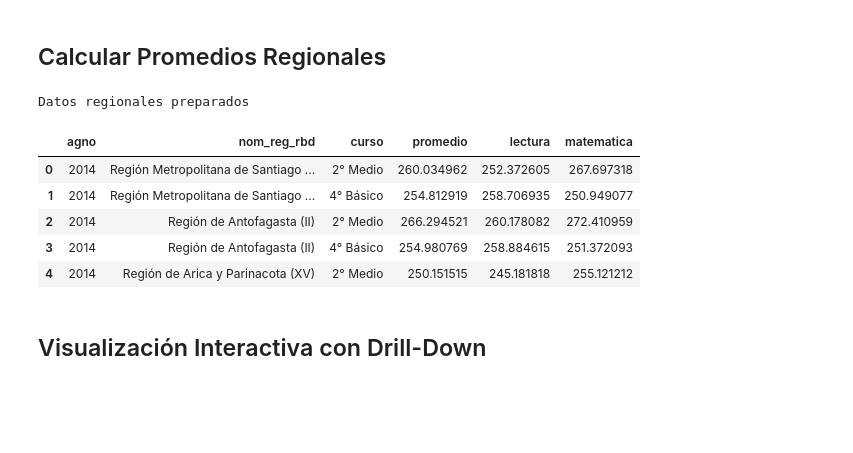
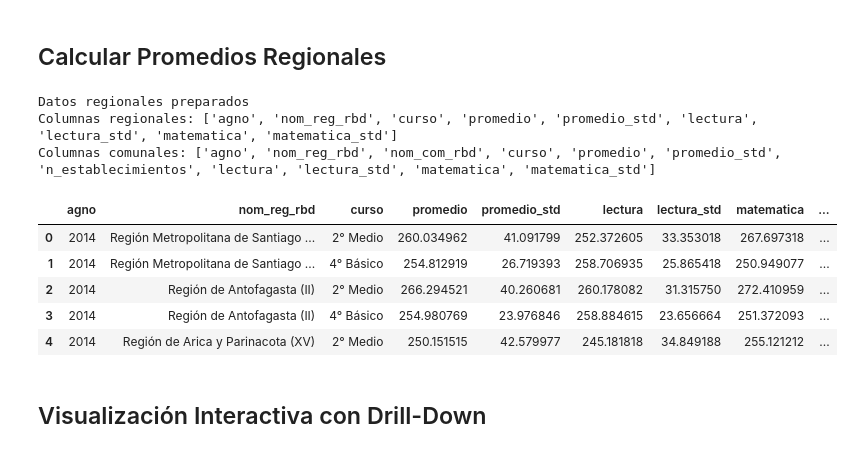
Before and after one commit to Railer03/visualizacion-info, a Jupyter notebook: visualizacion_simce.ipynb, the cells around one changed output. Drawn from its saved outputs; the diff is of its cells as text; code cells hidden in the pictures; blank space fills up the shorter version.

```diff
--- a/visualizacion_simce.ipynb
+++ b/visualizacion_simce.ipynb
@@ -127,30 +132,46 @@ Regiones únicas antes: 79 -> después: 16
 # %% [markdown]
 ## Calcular Promedios Regionales
 # %%
-# Agrupar por región, año y curso
+# Agrupar por región, año y curso (con media y desviación estándar para barras de error)
 df_regional = df.groupby(['agno', 'nom_reg_rbd', 'curso']).agg({
-    'promedio': 'mean',
-    'lectura': 'mean',
-    'matematica': 'mean'
+    'promedio': ['mean', 'std'],
+    'lectura': ['mean', 'std'],
+    'matematica': ['mean', 'std']
 }).reset_index()
 
-# Agrupar por comuna, año y curso
+# Aplanar columnas MultiIndex
+df_regional.columns = ['agno', 'nom_reg_rbd', 'curso',
+                        'promedio', 'promedio_std',
+                        'lectura', 'lectura_std',
+                        'matematica', 'matematica_std']
+
+# Agrupar por comuna, año y curso (incluyendo conteo de establecimientos y desviación estándar)
 df_comunal = df.groupby(['agno', 'nom_reg_rbd', 'nom_com_rbd', 'curso']).agg({
-    'promedio': 'mean',
-    'lectura': 'mean',
-    'matematica': 'mean'
+    'promedio': ['mean', 'std', 'count'],
+    'lectura': ['mean', 'std'],
+    'matematica': ['mean', 'std']
 }).reset_index()
 
+# Aplanar columnas MultiIndex
+df_comunal.columns = ['agno', 'nom_reg_rbd', 'nom_com_rbd', 'curso',
+                       'promedio', 'promedio_std', 'n_establecimientos',
+                       'lectura', 'lectura_std',
+                       'matematica', 'matematica_std']
+
 print("Datos regionales preparados")
+print(f"Columnas regionales: {df_regional.columns.tolist()}")
+print(f"Columnas comunales: {df_comunal.columns.tolist()}")
 df_regional.head()
 # %% [output]
 Datos regionales preparados
+Columnas regionales: ['agno', 'nom_reg_rbd', 'curso', 'promedio', 'promedio_std', 'lectura', 'lectura_std', 'matematica', 'matematica_std']
+Columnas comunales: ['agno', 'nom_reg_rbd', 'nom_com_rbd', 'curso', 'promedio', 'promedio_std', 'n_establecimientos', 'lectura', 'lectura_std', 'matematica', 'matematica_std']
-|  | agno | nom_reg_rbd | curso | promedio | lectura | matematica |
-| 0 | 2014 | Región Metropolitana de Santiago ... | 2° Medio | 260.034962 | 252.372605 | 267.697318 |
-| 1 | 2014 | Región Metropolitana de Santiago ... | 4° Básico | 254.812919 | 258.706935 | 250.949077 |
-| 2 | 2014 | Región de Antofagasta (II) | 2° Medio | 266.294521 | 260.178082 | 272.410959 |
-| 3 | 2014 | Región de Antofagasta (II) | 4° Básico | 254.980769 | 258.884615 | 251.372093 |
-| 4 | 2014 | Región de Arica y Parinacota (XV) | 2° Medio | 250.151515 | 245.181818 | 255.121212 |
+|  | agno | nom_reg_rbd | curso | promedio | promedio_std | lectura | lectura_std | matematica | ... |
+| 0 | 2014 | Región Metropolitana de Santiago ... | 2° Medio | 260.034962 | 41.091799 | 252.372605 | 33.353018 | 267.697318 | ... |
+| 1 | 2014 | Región Metropolitana de Santiago ... | 4° Básico | 254.812919 | 26.719393 | 258.706935 | 25.865418 | 250.949077 | ... |
+| 2 | 2014 | Región de Antofagasta (II) | 2° Medio | 266.294521 | 40.260681 | 260.178082 | 31.315750 | 272.410959 | ... |
+| 3 | 2014 | Región de Antofagasta (II) | 4° Básico | 254.980769 | 23.976846 | 258.884615 | 23.656664 | 251.372093 | ... |
+| 4 | 2014 | Región de Arica y Parinacota (XV) | 2° Medio | 250.151515 | 42.579977 | 245.181818 | 34.849188 | 255.121212 | ... |
 # %% [markdown]
 ## Visualización Interactiva con Drill-Down
 # %%
```
Also changed, not shown: parts of 6 cells of this notebook, 2 other files.
